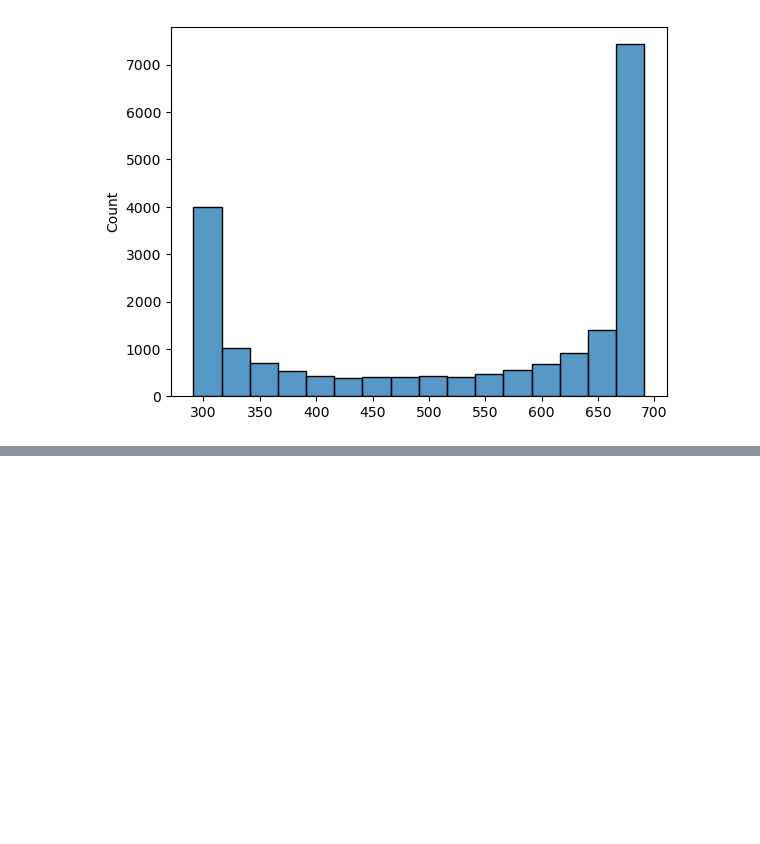
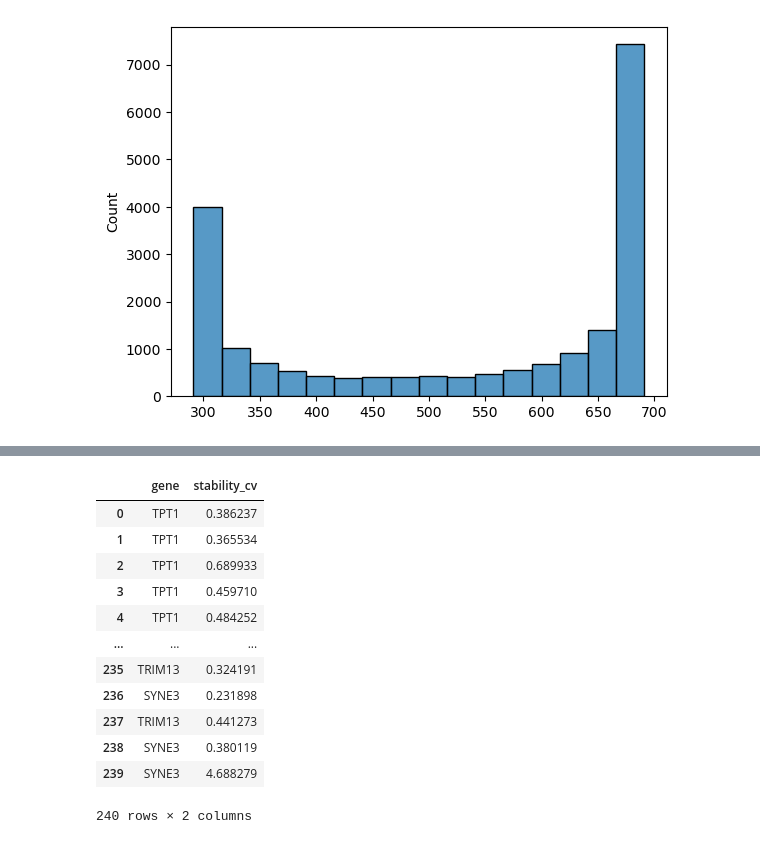
Before and after one commit to guilhermetabordaribas/housekeepingMinerPy, a Jupyter notebook: testing_pkg_hkgMiner.ipynb, the cells around one changed output, grey strips where cells are left out. Saved outputs shown, nothing was run; the diff lists cells and outputs as text; code cells hidden in the pictures; blank space fills up the shorter version.

```diff
--- a/testing_pkg_hkgMiner.ipynb
+++ b/testing_pkg_hkgMiner.ipynb
@@ -98,0 +97,48 @@ aux.columns = [s[0]+','+s[1] for s in list(itertools.combinations(adata.var.inde
+# %%
+cols_ = []
+idx_ = []
+groups_col = 'louvain_group'
+X_ = adata.layers['trns_expr']
+df_mean_ = []
+df_std_ = []
+j = 0
+groups = adata.obs[groups_col].unique()
+for gc in groups:
+    idx = np.where(adata.obs[groups_col]==gc)
+    mean_X_ = []
+    std_X_ = []
+    for i in range(X_.shape[1]):
+        mean_X_.extend(np.mean(X_[idx,i:] - X_[idx,i,None], axis=1)[0])
+        std_X_.extend(np.std(X_[idx,i:] - X_[idx,i,None], axis=1)[0])
+        if j == 0:
+            cols_.extend([','.join(p) for p in itertools.product([adata.var.index[i]],adata.var[i:].index)])
+    j+=1
+    df_mean_.append(mean_X_)
+    df_std_.append(std_X_)
+aux = pd.DataFrame(df_std_, columns=cols_, index=groups)/pd.DataFrame(df_mean_, columns=cols_, index=groups)
+# del(df_std_)
+# del(df_mean_)
+# %%
+aux = pd.DataFrame(df_std_, columns=cols_, index=groups)/pd.DataFrame(df_mean_, columns=cols_, index=groups)
+aux = aux[[c for c in aux.columns if (len(set(c.split(',')))>1)]].abs()
+aux = aux.mean(axis=0).reset_index()
+aux.columns = ['gene', 'stability_cv']
+aux[['G1','G2']] = aux['gene'].str.split(',', expand=True)
+aux = pd.concat([aux[['G1','stability_cv']].set_index('G1'), aux[['G2','stability_cv']].set_index('G2')], axis=0).reset_index()
+aux.columns = ['gene', 'stability_cv']
+# adata.var['pool_stability_cv'] = aux.groupby('gene').mean().loc[adata.var.index,:]
+aux
+# %% [output]
+|  | gene | stability_cv |
+| 0 | TPT1 | 0.386237 |
+| 1 | TPT1 | 0.365534 |
+| 2 | TPT1 | 0.689933 |
+| 3 | TPT1 | 0.459710 |
+| 4 | TPT1 | 0.484252 |
+| ... | ... | ... |
+| 235 | TRIM13 | 0.324191 |
+| 236 | SYNE3 | 0.231898 |
+| 237 | TRIM13 | 0.441273 |
+| 238 | SYNE3 | 0.380119 |
+| 239 | SYNE3 | 4.688279 |
+240 rows × 2 columns
```
Also changed, not shown: parts of 17 cells of this notebook, 1 other file.
